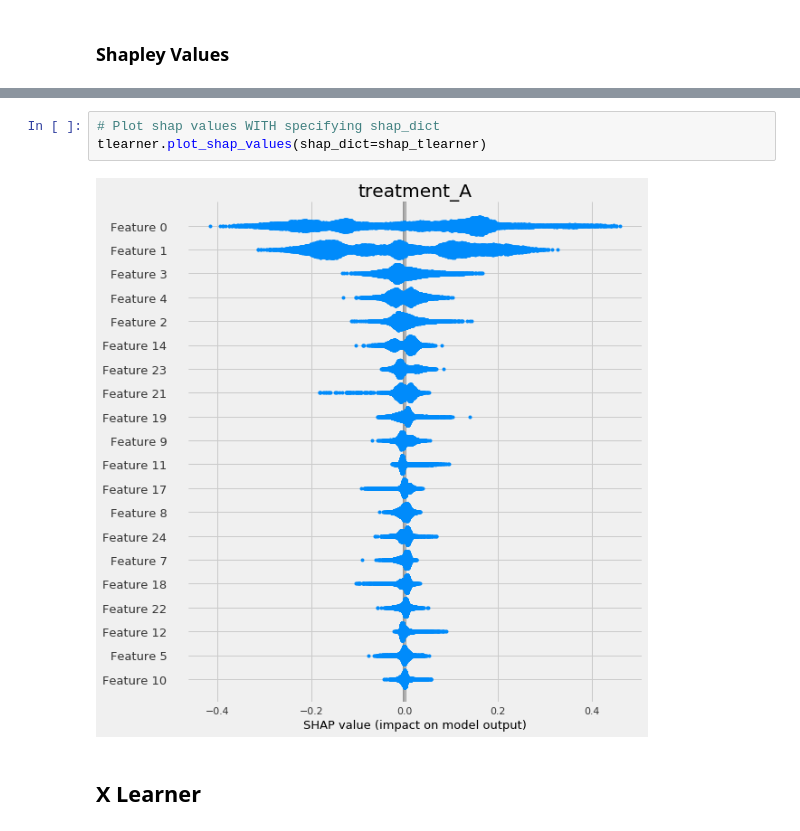
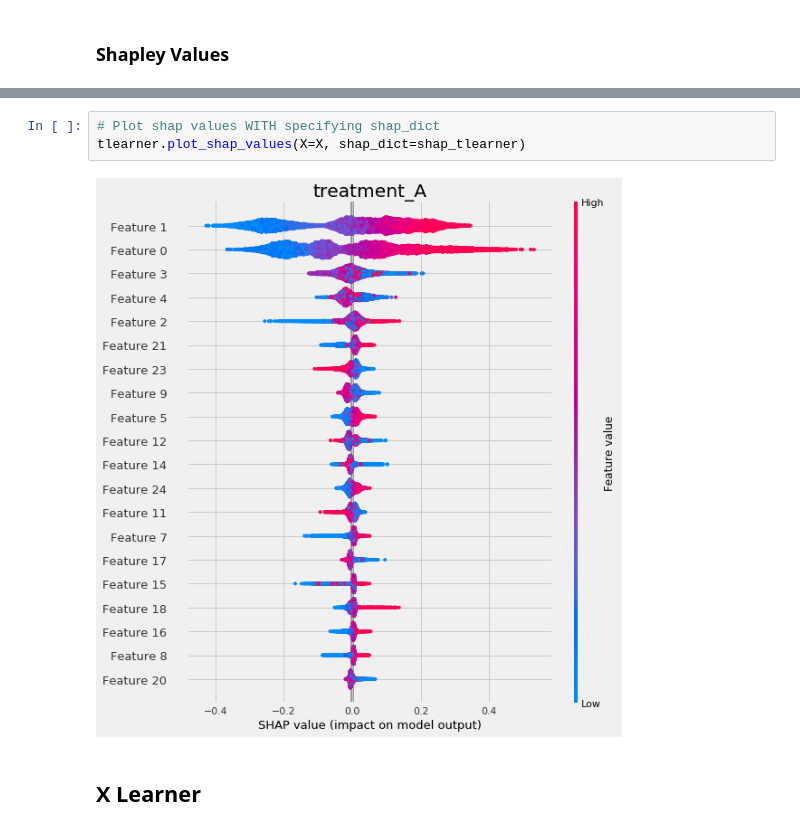
Before and after one commit to uber/causalml, a Jupyter notebook: examples/feature_interpretations_example.ipynb, the cells around one changed output, grey strips where cells are left out. Cells and saved outputs as stored; diff of their text form.

```diff
--- a/examples/feature_interpretations_example.ipynb
+++ b/examples/feature_interpretations_example.ipynb
@@ -431,8 +433,8 @@ tlearner.plot_shap_values(X=X, tau=tlearner_tau, features=feature_names)
 # %%
 # Plot shap values WITH specifying shap_dict
-tlearner.plot_shap_values(shap_dict=shap_tlearner)
+tlearner.plot_shap_values(X=X, shap_dict=shap_tlearner)
 # %% [output]
-[figure, old version]
+[figure, new version]
 # %% [markdown]
 ## X Learner
 # %%
```
Also changed, not shown: parts of 51 cells of this notebook.
